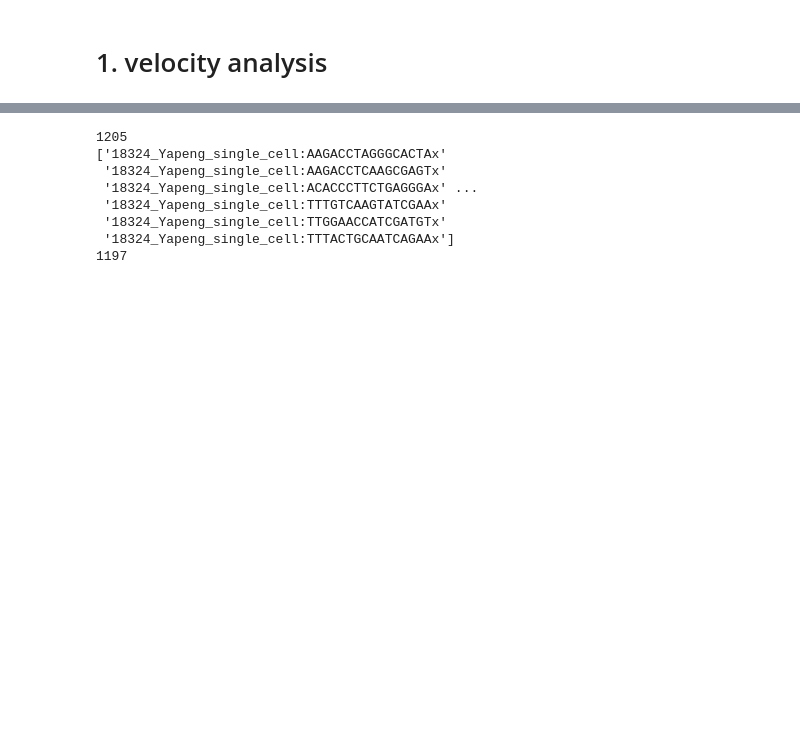
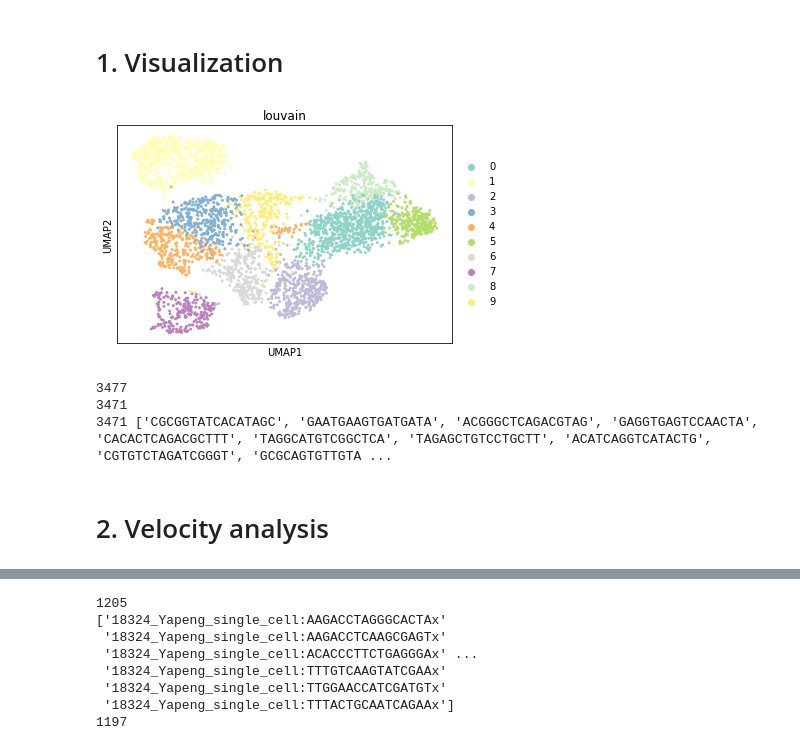
Before and after one commit to adelomana/malko, a Jupyter notebook: velocyto/vinicius_flow.ipynb, the cells around one changed output, grey strips where cells are left out. Saved outputs shown, nothing was run; the diff lists cells and outputs as text; code cells hidden in the pictures; blank space fills up the shorter version.

```diff
--- a/velocyto/only_last_day.ipynb
+++ b/velocyto/vinicius_flow.ipynb
@@ -2,5 +2,45 @@
 import numpy,sys,matplotlib
 import scanpy,velocyto
 # %% [markdown]
-# 1. velocity analysis
+# 1. Visualization
+# %%
+idata=scanpy.read_csv('/Volumes/omics4tb2/alomana/projects/mscni/data/scanpy/count.file.all.day.clean.csv')
+adata=idata.transpose()
+
+scanpy.pp.filter_cells(adata,min_genes=200)
+scanpy.pp.filter_genes(adata,min_cells=3)
+
+adata.obs['n_counts'] = adata.X.sum(axis=1)
+
+scanpy.pp.normalize_per_cell(adata, counts_per_cell_after=1e5)
+scanpy.pp.log1p(adata)
+
+adata.raw = adata
+
+scanpy.pp.highly_variable_genes(adata,min_mean=0.0125,max_mean=6,min_disp=0.25) # 2,851
+adata = adata[:, adata.var['highly_variable']]
+
+scanpy.pp.regress_out(adata, ['n_counts'])
+scanpy.pp.scale(adata, max_value=10)
+
+scanpy.tl.pca(adata,svd_solver='arpack')
+scanpy.pp.neighbors(adata,n_neighbors=12,n_pcs=50)
+scanpy.tl.umap(adata)
+scanpy.tl.louvain(adata)
+scanpy.pl.umap(adata,color=['louvain'],palette='Set3')
+# %% [output]
+[figure, added]
+# %%
+cell_cluster_map=adata.obs['louvain'].to_dict()
+barcodes=[element.split('_M397')[0] for element in list(cell_cluster_map.keys())]
+print(len(barcodes))
+unique_barcodes=list(set(barcodes))
+print(len(unique_barcodes))
+print(len(unique_barcodes),unique_barcodes[:10])
+# %% [output]
+3477
+3471
+3471 ['CGCGGTATCACATAGC', 'GAATGAAGTGATGATA', 'ACGGGCTCAGACGTAG', 'GAGGTGAGTCCAACTA', 'CACACTCAGACGCTTT', 'TAGGCATGTCGGCTCA', 'TAGAGCTGTCCTGCTT', 'ACATCAGGTCATACTG', 'CGTGTCTAGATCGGGT', 'GCGCAGTGTTGTA ...
+# %% [markdown]
+# 2. Velocity analysis
 # %%
```
Also changed, not shown: parts of 4 cells of this notebook.
